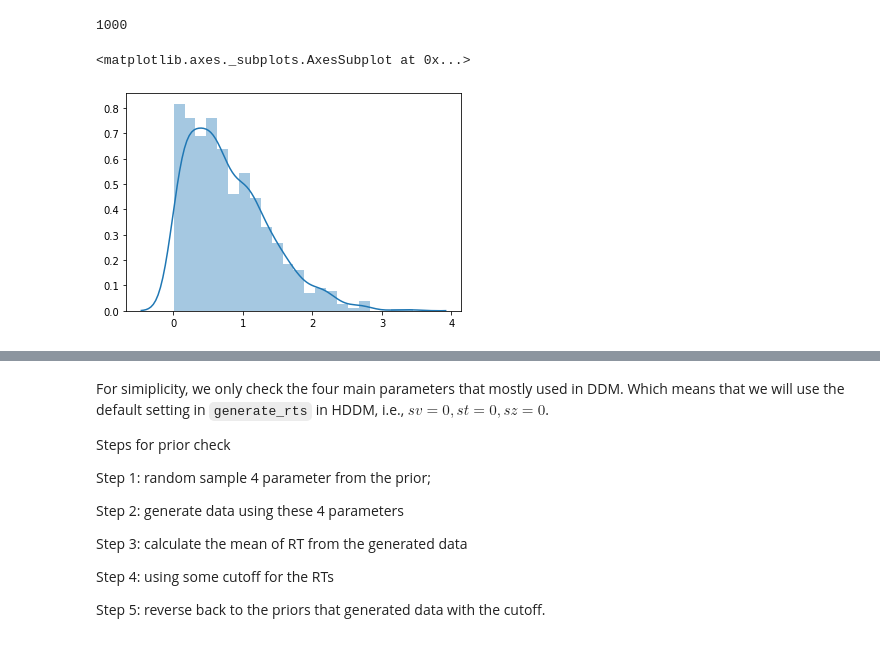
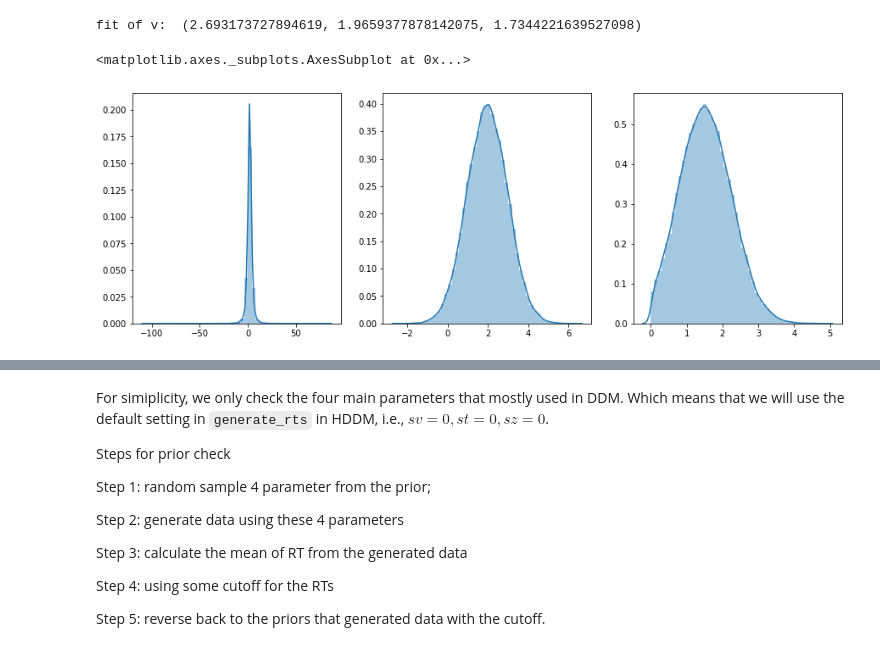
Before and after one commit to hcp4715/dockerHDDM_Guide, a Jupyter notebook: tutorial/Step_3_Prior_Check.ipynb, the cells around one changed output, grey strips where cells are left out. Saved outputs shown, nothing was run; the diff lists cells and outputs as text; code cells hidden in the pictures.

Commit message:
clean prior check

```diff
--- a/tutorial/Step_3_Prior_Check.ipynb
+++ b/tutorial/Step_3_Prior_Check.ipynb
@@ -129,8 +103,6 @@ from scipy.stats import halfnorm
 import matplotlib.pyplot as plt
 import seaborn as sns
 # %%
-
-
 def rtruncated_normal(mu=0, tau=1**-2, a=-np.inf, b=np.inf, size=1):
     from scipy.stats import norm
     sigma = 1. / np.sqrt(tau)
@@ -145,38 +117,66 @@ def rtruncated_normal(mu=0, tau=1**-2, a=-np.inf, b=np.inf, size=1):
 
     # from scipy.special import ndtri # invcdf mentioned in solution (3) above
     #R = utils.invcdf(q)
     # R = ndtri(q)
 
     ## another way to truncated normal?
     tmp = np.random.normal(mu, sigma, size = size) # first sample
     tmp2 = np.random.normal(mu, sigma, size = size*5) # second sample
 
     sample1 = tmp[(tmp >=a) & (tmp <= b)]
 
     dff = size - len(sample1)
 
     if dff <= 0:
         sample_ = sample1
 
     else:
         sample_tmp = tmp2[(tmp2 >=a) & (tmp2 <= b)]
         sample_ = np.append(sample1, sample_tmp[0:dff])
 
     #while sampling:
 
     #    if tmp <= b and tmp >= a:
     #        sampling = False
 
     #sample_ = tmp
 
     # Unnormalize
     # return R * sigma + mu
     return sample_
+
+def draw_v_new_prior(value=1.97, g_mu=1.97, g_tau= 1**-2, std_mu=1.5, std_std= 0.75, size=1):
+
+    if g_mu is None:
+        g_mu = value
+
+    g = np.random.normal(g_mu, 1. / np.sqrt(g_tau), size=size)
+
+    tau_g=std_std**-2
+
+    # std_g = abs(np.random.normal(0, 1./ np.sqrt(tau_g), size=size)) # half-normal distribution
+    std_g = rtruncated_normal(std_mu, tau_g, a=0, b=np.inf, size=size)
+
+    tau = std_g ** -2
+    #print('tau', tau)
+    #subj_v = np.random.normal(g, 1./ np.sqrt(tau), size=size)
+    subj_v = stats.t.rvs(df = 2.8, loc = g, scale = 1./ np.sqrt(tau), size=size)
+
+    return subj_v, g, std_g
+
+subj_v, g, std_g = draw_v_new_prior(size=100000)
+#print(subj_v)
+
+print('fit of v: ', stats.t.fit(subj_v))
+#print('mean of mu_v: ', statistics.mean(subj_v))
+#print('std of mu_v: ', statistics.stdev(subj_v))
+#print('std of std_v: ', statistics.mode(std_g))
+
+f, axes = plt.subplots(1, 3, figsize=(15,5))
+sns.distplot(subj_v, ax = axes[0])
+sns.distplot(g, ax = axes[1])
+sns.distplot(std_g, ax = axes[2])
+# %% [output]
+fit of v:  (2.693173727894619, 1.9659377878142075, 1.7344221639527098)
+<matplotlib.axes._subplots.AxesSubplot at 0x...>
+[figure, added]
-# %%
-tmp = rtruncated_normal(0, 1, a=0, b=10, size=1000)
-print(len(tmp))
-sns.distplot(tmp)
-# %% [output]
-1000
-<matplotlib.axes._subplots.AxesSubplot at 0x...>
-[figure, removed]
```
Also changed, not shown: parts of 7 cells of this notebook, 7 other files.
